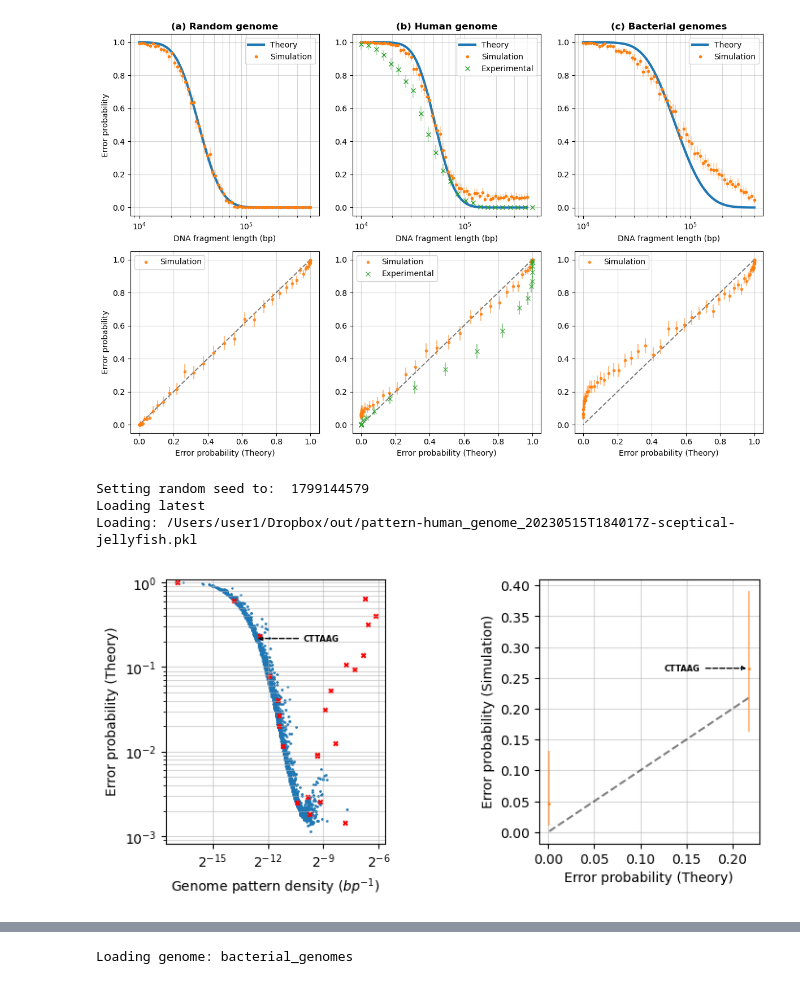
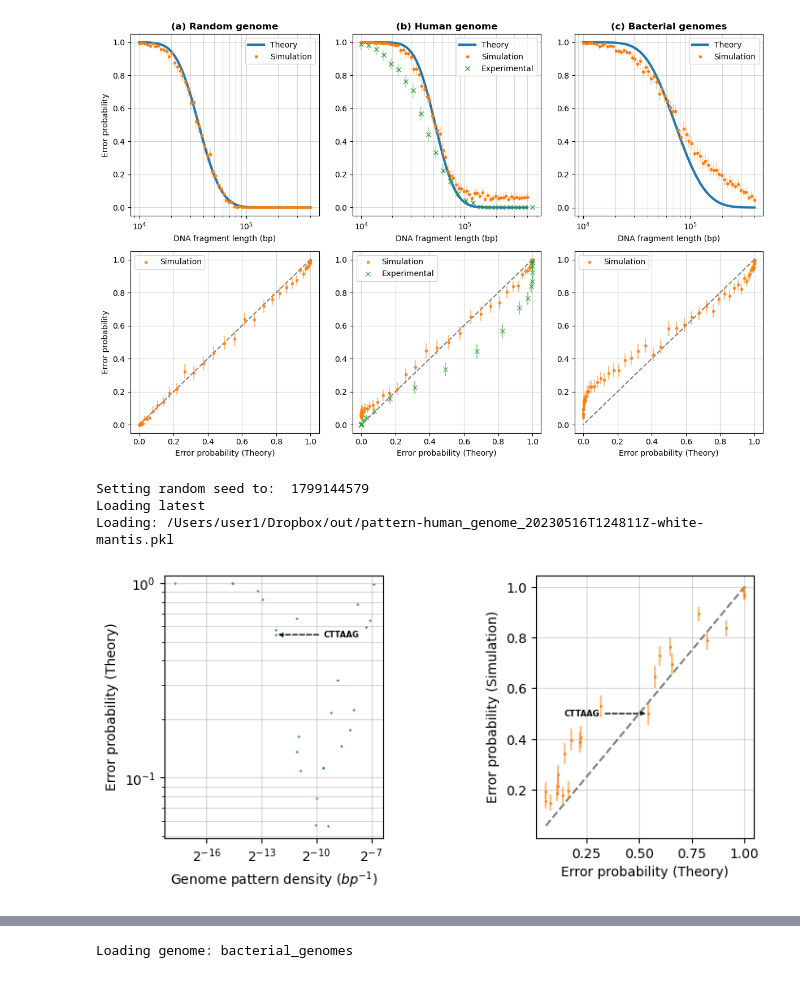
Before and after one commit to yevgenin/PatternCode, a Jupyter notebook: paper_figures.ipynb, the cells around one changed output, grey strips where cells are left out. Saved outputs shown, nothing was run; the diff lists cells and outputs as text; code cells hidden in the pictures.

```diff
--- a/paper_figures.ipynb
+++ b/paper_figures.ipynb
@@ -44,9 +44,9 @@ Loading latest
 Loading: /Users/user1/Dropbox/out/len-random_genome_20230508T192136Z-idealistic-bear.pkl
 [figure]
 # %%
-df = PErrVsPattern.make(genome_name=HUMAN_GENOME, load=1, plot=1).data_table()
+PErrVsPattern.make(genome_name=HUMAN_GENOME, load=1, plot=1, patterns=REBASE_NICKING_PATTERNS).data_table().to_csv('human.csv')
 # %% [output]
 Setting random seed to:  1799144579
 Loading latest
-Loading: /Users/user1/Dropbox/out/pattern-human_genome_20230515T184017Z-sceptical-jellyfish.pkl
+Loading: /Users/user1/Dropbox/out/pattern-human_genome_20230516T124811Z-white-mantis.pkl
-[figure, old version]
+[figure, new version]
```
Also changed, not shown: parts of 4 cells of this notebook, 6 other files.
